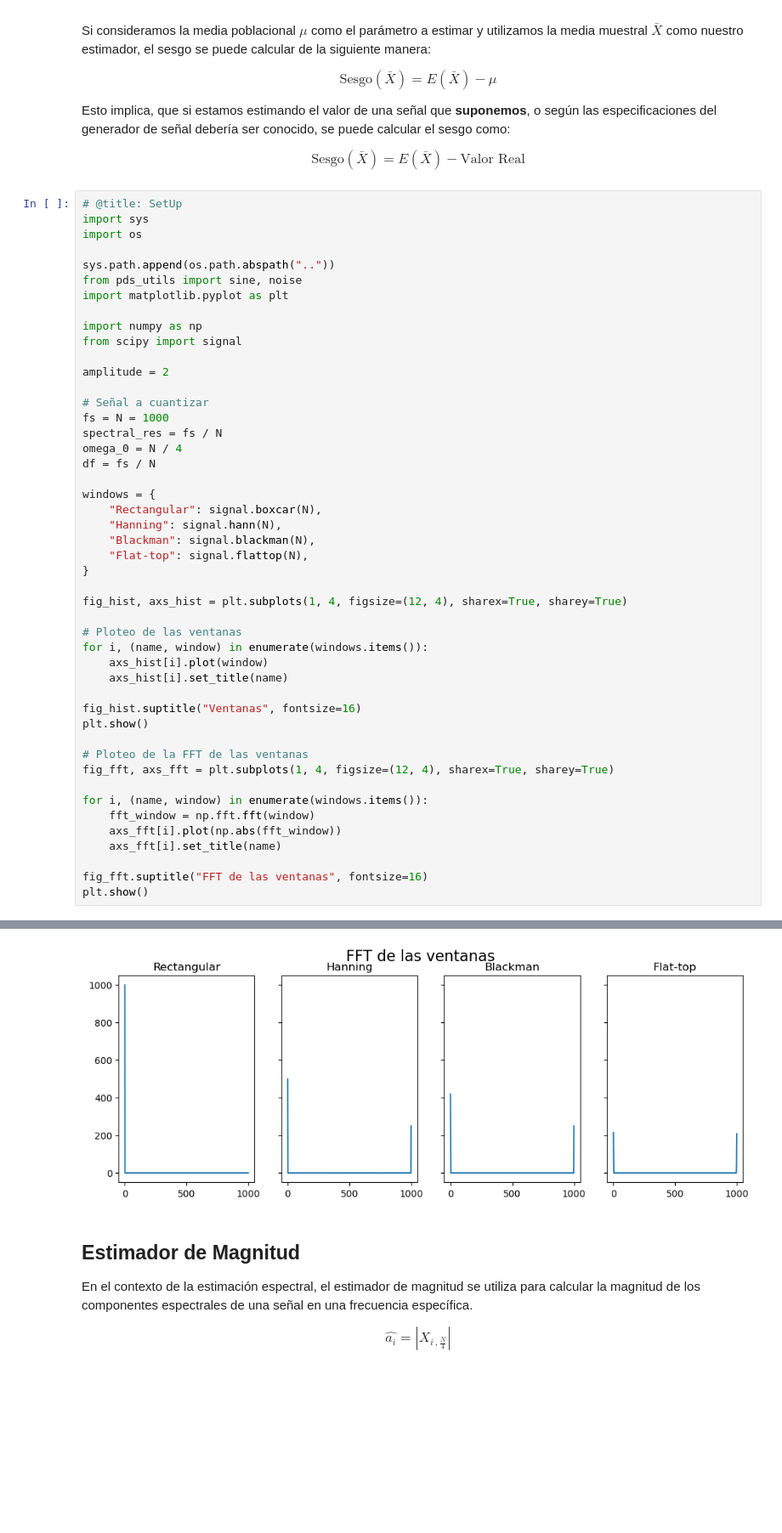
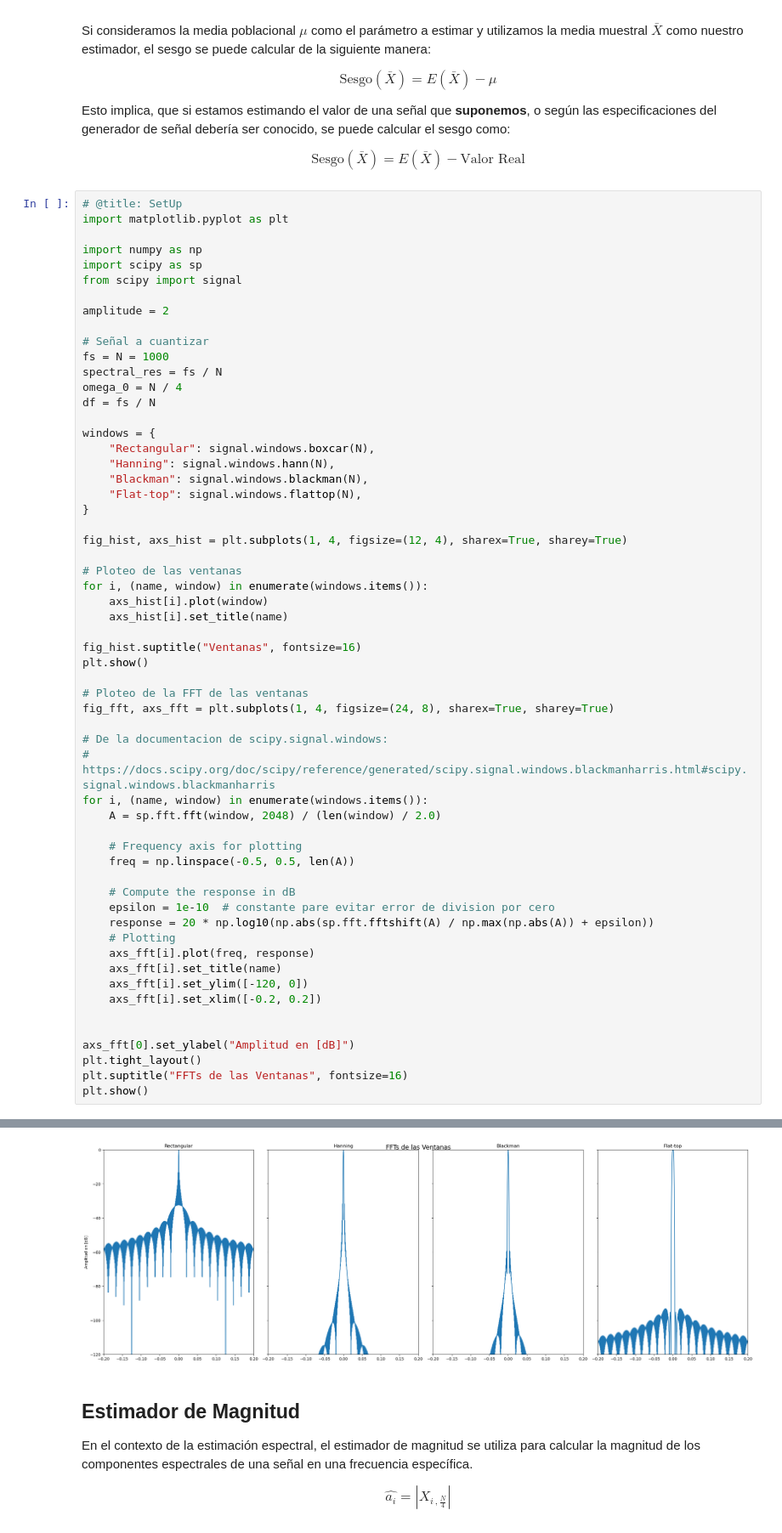
Before and after one commit to federico-b-ee/PDS-2024, a Jupyter notebook: TS6/notebook.ipynb, the cells around one changed output, grey strips where cells are left out. Shown at 85% size. Drawn from its saved outputs; the diff is of its cells as text; blank space fills up the shorter version.

```diff
--- a/TS6/notebook.ipynb
+++ b/TS6/notebook.ipynb
@@ -49,54 +49,65 @@ $$
 $$
 # %%
 # @title: SetUp
-import sys
-import os
-
-sys.path.append(os.path.abspath(".."))
-from pds_utils import sine, noise
 import matplotlib.pyplot as plt
 
 import numpy as np
+import scipy as sp
 from scipy import signal
 
 amplitude = 2
 
 # Señal a cuantizar
 fs = N = 1000
 spectral_res = fs / N
 omega_0 = N / 4
 df = fs / N
 
 windows = {
-    "Rectangular": signal.boxcar(N),
-    "Hanning": signal.hann(N),
-    "Blackman": signal.blackman(N),
-    "Flat-top": signal.flattop(N),
+    "Rectangular": signal.windows.boxcar(N),
+    "Hanning": signal.windows.hann(N),
+    "Blackman": signal.windows.blackman(N),
+    "Flat-top": signal.windows.flattop(N),
 }
 
 fig_hist, axs_hist = plt.subplots(1, 4, figsize=(12, 4), sharex=True, sharey=True)
 
 # Ploteo de las ventanas
 for i, (name, window) in enumerate(windows.items()):
     axs_hist[i].plot(window)
     axs_hist[i].set_title(name)
 
 fig_hist.suptitle("Ventanas", fontsize=16)
 plt.show()
 
 # Ploteo de la FFT de las ventanas
-fig_fft, axs_fft = plt.subplots(1, 4, figsize=(12, 4), sharex=True, sharey=True)
+fig_fft, axs_fft = plt.subplots(1, 4, figsize=(24, 8), sharex=True, sharey=True)
 
+# De la documentacion de scipy.signal.windows:
+# https://docs.scipy.org/doc/scipy/reference/generated/scipy.signal.windows.blackmanharris.html#scipy.signal.windows.blackmanharris
 for i, (name, window) in enumerate(windows.items()):
-    fft_window = np.fft.fft(window)
-    axs_fft[i].plot(np.abs(fft_window))
+    A = sp.fft.fft(window, 2048) / (len(window) / 2.0)
+
+    # Frequency axis for plotting
+    freq = np.linspace(-0.5, 0.5, len(A))
+
+    # Compute the response in dB
+    epsilon = 1e-10  # constante pare evitar error de division por cero
+    response = 20 * np.log10(np.abs(sp.fft.fftshift(A) / np.max(np.abs(A)) + epsilon))
+    # Plotting
+    axs_fft[i].plot(freq, response)
     axs_fft[i].set_title(name)
+    axs_fft[i].set_ylim([-120, 0])
+    axs_fft[i].set_xlim([-0.2, 0.2])
 
-fig_fft.suptitle("FFT de las ventanas", fontsize=16)
+
+axs_fft[0].set_ylabel("Amplitud en [dB]")
+plt.tight_layout()
+plt.suptitle("FFTs de las Ventanas", fontsize=16)
 plt.show()
 # %% [output]
 [figure]
-[figure, old version]
+[figure, new version]
 # %% [markdown]
 
 ## Estimador de Magnitud
```
Also changed, not shown: parts of 3 cells of this notebook.
